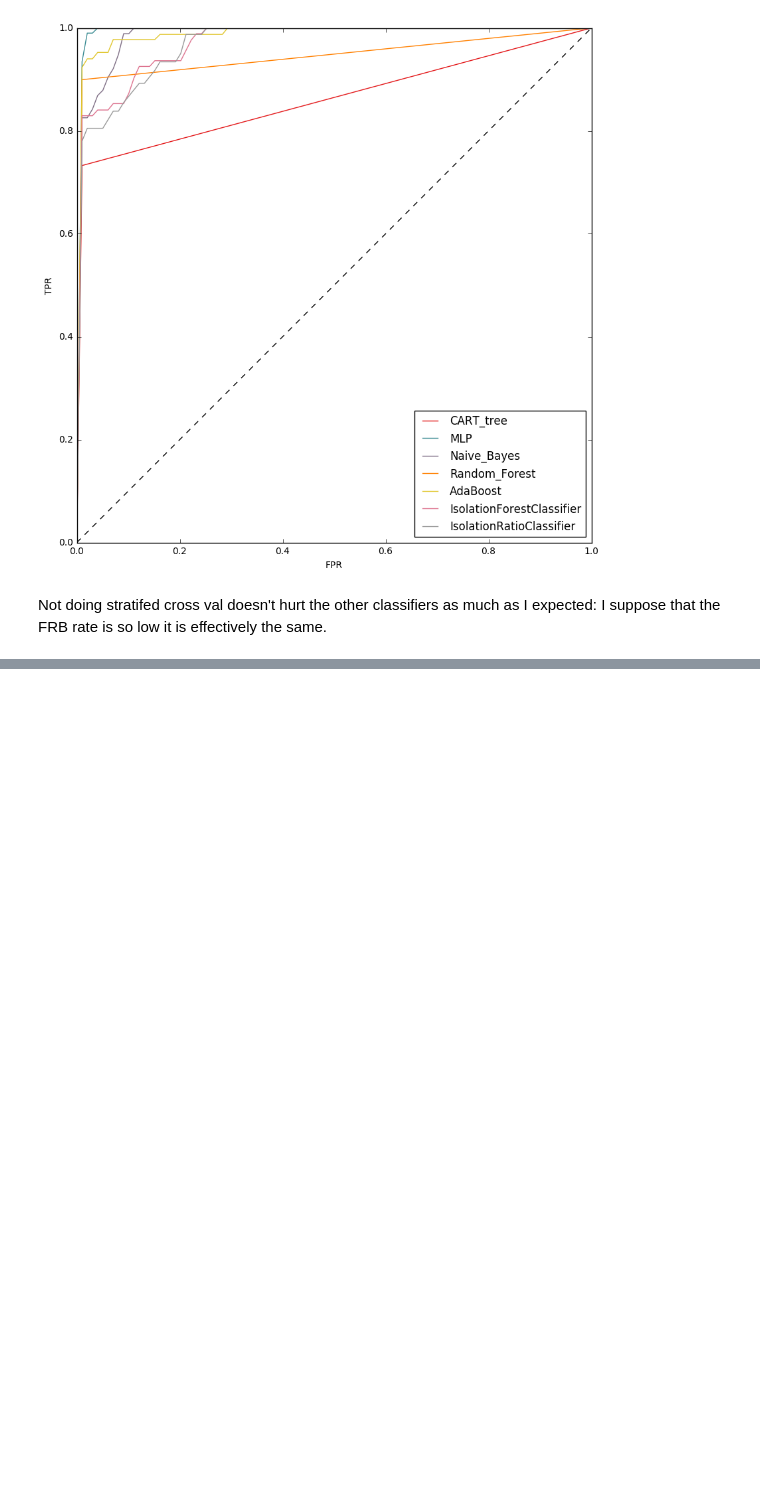
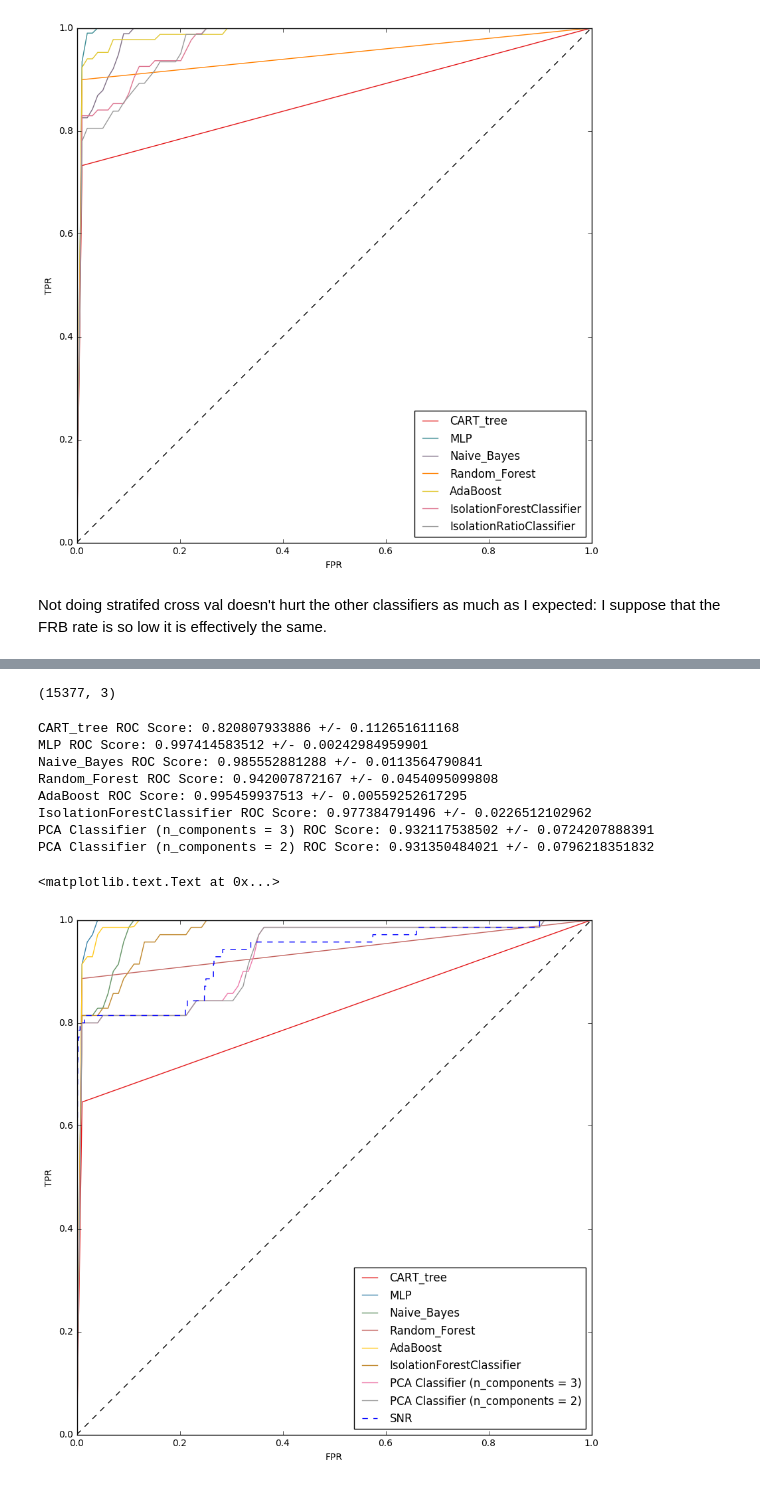
Before and after one commit to lsgos/MPhysPulsars, a Jupyter notebook: ROC_Curves_FRBS.ipynb, the cells around one changed output, grey strips where cells are left out. Saved outputs shown, nothing was run; the diff lists cells and outputs as text; code cells hidden in the pictures; blank space fills up the shorter version.

```diff
--- a/ROC_Curves_FRBS.ipynb
+++ b/ROC_Curves_FRBS.ipynb
@@ -159,0 +197,52 @@ Not doing stratifed cross val doesn't hurt the other classifiers as much as I ex
+# %%
+X_less = X[:,0:-1]
+X_less.shape
+# %% [output]
+(15377, 3)
+# %%
+classifiers = []
+
+classifiers.append(("CART_tree", DecisionTreeClassifier()))
+classifiers.append(("MLP", Pipeline([('scaler', StandardScaler()), ('mlp',MLPClassifier())])))
+classifiers.append(("Naive_Bayes", GaussianNB()))
+classifiers.append(("Random_Forest", RandomForestClassifier()))
+classifiers.append(("AdaBoost", AdaBoostClassifier()))
+classifiers.append(("IsolationForestClassifier", IsolationTreeClassifier(max_samples=8000)))
+classifiers.append(("PCA Classifier (n_components = 3)",
+                    Pipeline([('scaler', StandardScaler()), ('pca', PCA_Classifier(n_components = 3))])))
+classifiers.append(("PCA Classifier (n_components = 2)",
+                    Pipeline([('scaler', StandardScaler()), ('pca', PCA_Classifier(n_components = 2))])))
+# %%
+plt.rcParams['figure.figsize'] = 10,10
+
+from matplotlib.cm import get_cmap
+f, ax = plt.subplots(1)
+
+cmap = get_cmap('Set1')
+colors = [cmap(i) for i in np.linspace(0,1, len(classifiers))]
+
+for (name, clf), col  in zip(classifiers, colors):
+    rscore_mean, rscore_std = mean_roc_curve(clf, X_less, Y, ax,n_folds = 10, color = col, legend = name)
+    print "{} ROC Score: {} +/- {}".format(name, rscore_mean, rscore_std)
+
+#plot the guessing line
+ax.plot(np.linspace(0,1,100), np.linspace(0,1,100), linestyle = '--', color = 'k')
+
+#add the line for just using an SNR cutoff
+snr = X[:,1]
+fpr, tpr, thresholds = roc_curve(Y, snr, pos_label = 1)
+ax.plot(fpr,tpr, linestyle = '--', color = 'blue', label = 'SNR')
+ax.legend(loc = 'lower right')
+ax.set_xlabel('FPR')
+ax.set_ylabel('TPR')
+# %% [output]
+CART_tree ROC Score: 0.820807933886 +/- 0.112651611168
+MLP ROC Score: 0.997414583512 +/- 0.00242984959901
+Naive_Bayes ROC Score: 0.985552881288 +/- 0.0113564790841
+Random_Forest ROC Score: 0.942007872167 +/- 0.0454095099808
+AdaBoost ROC Score: 0.995459937513 +/- 0.00559252617295
+IsolationForestClassifier ROC Score: 0.977384791496 +/- 0.0226512102962
+PCA Classifier (n_components = 3) ROC Score: 0.932117538502 +/- 0.0724207888391
+PCA Classifier (n_components = 2) ROC Score: 0.931350484021 +/- 0.0796218351832
+<matplotlib.text.Text at 0x...>
+[figure, added]
```
Also changed, not shown: parts of 6 cells of this notebook, 25 other files.
